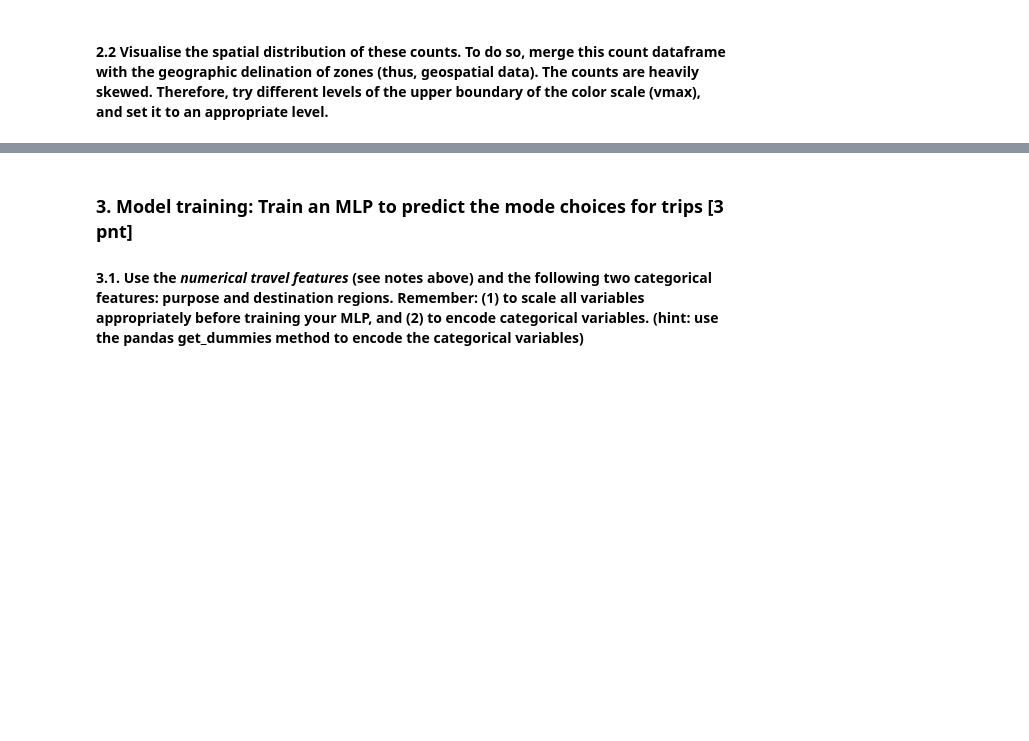
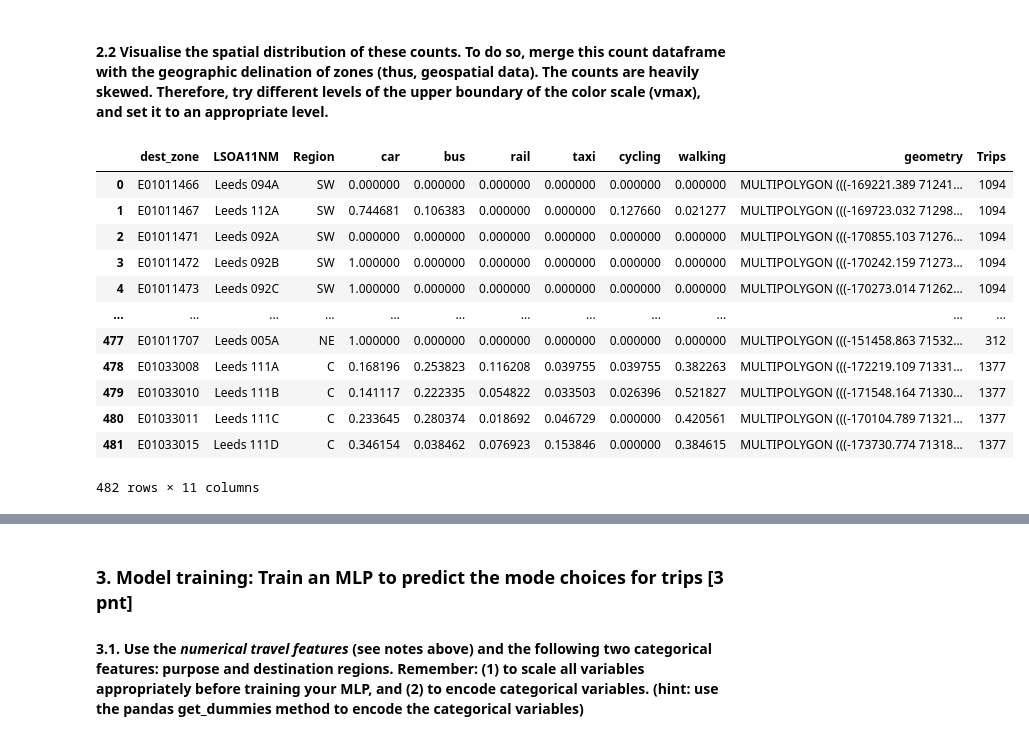
Before and after one commit to alexjansink/Q2_2023, a Jupyter notebook: Assigments/assignment_02/assignment_02.ipynb, the cells around one changed output, grey strips where cells are left out. Drawn from its saved outputs; the diff is of its cells as text; code cells hidden in the pictures; blank space fills up the shorter version.

```diff
--- a/Assigments/assignment_02/assignment_02.ipynb
+++ b/Assigments/assignment_02/assignment_02.ipynb
@@ -137,2 +276,20 @@ pd.set_option('display.max_columns', None)
 # %% [markdown]
 #### 2.2 Visualise the spatial distribution of these counts. To do so, merge this count dataframe with the geographic delination of zones (thus, geospatial data). The counts are heavily skewed. Therefore, try different levels of the upper boundary of the color scale (vmax), and set it to an appropriate level.
+# %%
+histogram = histogram.rename(columns = {"Region": "Trips"})
+zones = zones.merge(histogram, on="Region")
+display(zones)
+# %% [output]
+|  | dest_zone | LSOA11NM | Region | car | bus | rail | taxi | cycling | walking | geometry | Trips |
+| 0 | E01011466 | Leeds 094A | SW | 0.000000 | 0.000000 | 0.000000 | 0.000000 | 0.000000 | 0.000000 | MULTIPOLYGON (((-169221.389 71241... | 1094 |
+| 1 | E01011467 | Leeds 112A | SW | 0.744681 | 0.106383 | 0.000000 | 0.000000 | 0.127660 | 0.021277 | MULTIPOLYGON (((-169723.032 71298... | 1094 |
+| 2 | E01011471 | Leeds 092A | SW | 0.000000 | 0.000000 | 0.000000 | 0.000000 | 0.000000 | 0.000000 | MULTIPOLYGON (((-170855.103 71276... | 1094 |
+| 3 | E01011472 | Leeds 092B | SW | 1.000000 | 0.000000 | 0.000000 | 0.000000 | 0.000000 | 0.000000 | MULTIPOLYGON (((-170242.159 71273... | 1094 |
+| 4 | E01011473 | Leeds 092C | SW | 1.000000 | 0.000000 | 0.000000 | 0.000000 | 0.000000 | 0.000000 | MULTIPOLYGON (((-170273.014 71262... | 1094 |
+| ... | ... | ... | ... | ... | ... | ... | ... | ... | ... | ... | ... |
+| 477 | E01011707 | Leeds 005A | NE | 1.000000 | 0.000000 | 0.000000 | 0.000000 | 0.000000 | 0.000000 | MULTIPOLYGON (((-151458.863 71532... | 312 |
+| 478 | E01033008 | Leeds 111A | C | 0.168196 | 0.253823 | 0.116208 | 0.039755 | 0.039755 | 0.382263 | MULTIPOLYGON (((-172219.109 71331... | 1377 |
+| 479 | E01033010 | Leeds 111B | C | 0.141117 | 0.222335 | 0.054822 | 0.033503 | 0.026396 | 0.521827 | MULTIPOLYGON (((-171548.164 71330... | 1377 |
+| 480 | E01033011 | Leeds 111C | C | 0.233645 | 0.280374 | 0.018692 | 0.046729 | 0.000000 | 0.420561 | MULTIPOLYGON (((-170104.789 71321... | 1377 |
+| 481 | E01033015 | Leeds 111D | C | 0.346154 | 0.038462 | 0.076923 | 0.153846 | 0.000000 | 0.384615 | MULTIPOLYGON (((-173730.774 71318... | 1377 |
+482 rows × 11 columns
```
Also changed, not shown: parts of 10 cells of this notebook.
